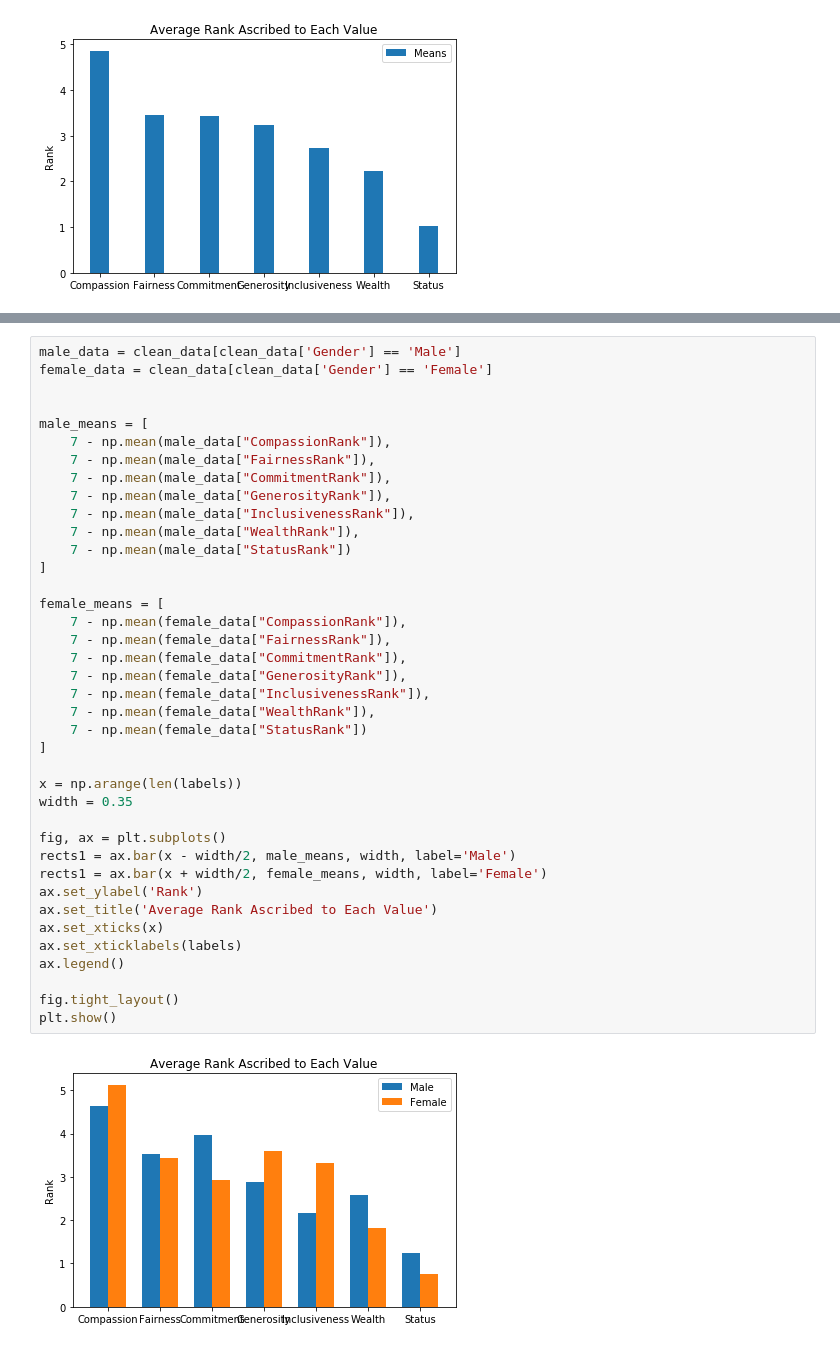
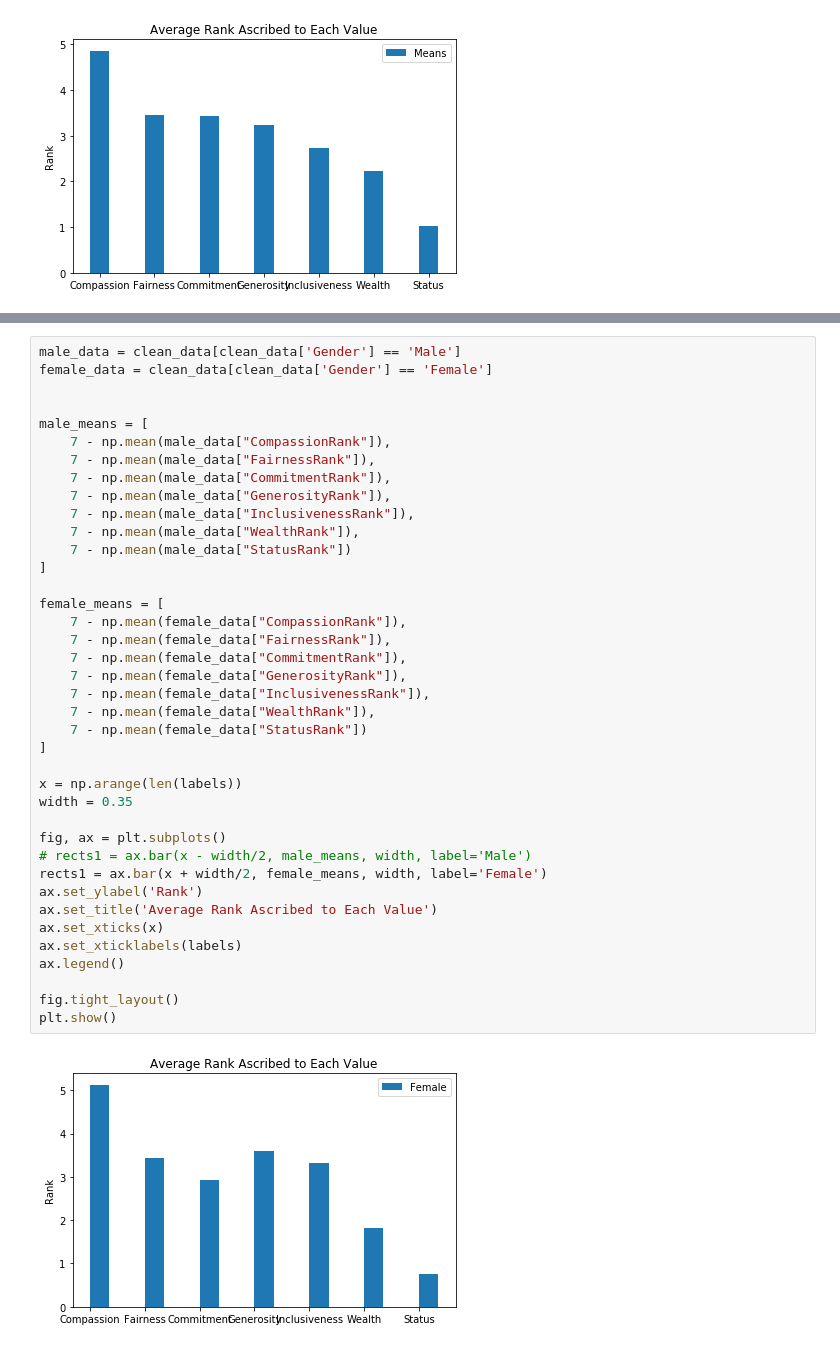
Before and after one commit to stephkananth/bubbles-hackathon, a Jupyter notebook: BubblesHackathon.ipynb, the cells around one changed output, grey strips where cells are left out. Saved outputs shown, nothing was run; the diff lists cells and outputs as text.

Commit message:
cleaned up chart

```diff
--- a/BubblesHackathon.ipynb
+++ b/BubblesHackathon.ipynb
@@ -138,32 +180,32 @@ male_means = [
     7 - np.mean(male_data["GenerosityRank"]),
     7 - np.mean(male_data["InclusivenessRank"]),
     7 - np.mean(male_data["WealthRank"]),
     7 - np.mean(male_data["StatusRank"])
 ]
 
 female_means = [
     7 - np.mean(female_data["CompassionRank"]),
     7 - np.mean(female_data["FairnessRank"]),
     7 - np.mean(female_data["CommitmentRank"]),
     7 - np.mean(female_data["GenerosityRank"]),
     7 - np.mean(female_data["InclusivenessRank"]),
     7 - np.mean(female_data["WealthRank"]),
     7 - np.mean(female_data["StatusRank"])
 ]
 
 x = np.arange(len(labels))
 width = 0.35
 
 fig, ax = plt.subplots()
-rects1 = ax.bar(x - width/2, male_means, width, label='Male')
+# rects1 = ax.bar(x - width/2, male_means, width, label='Male')
 rects1 = ax.bar(x + width/2, female_means, width, label='Female')
 ax.set_ylabel('Rank')
 ax.set_title('Average Rank Ascribed to Each Value')
 ax.set_xticks(x)
 ax.set_xticklabels(labels)
 ax.legend()
 
 fig.tight_layout()
 plt.show()
 # %% [output]
-[figure, old version]
+[figure, new version]
```
Also changed, not shown: parts of 1 cell of this notebook.
